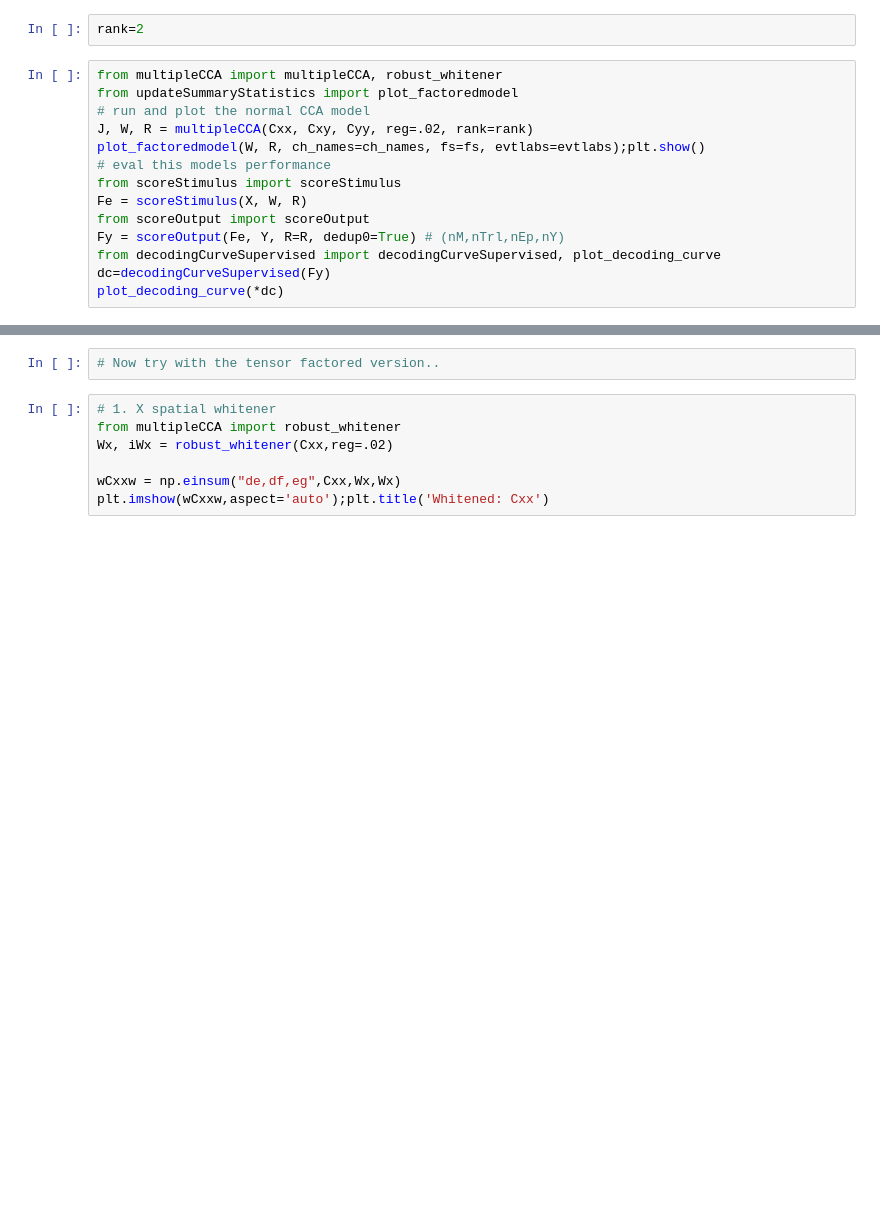
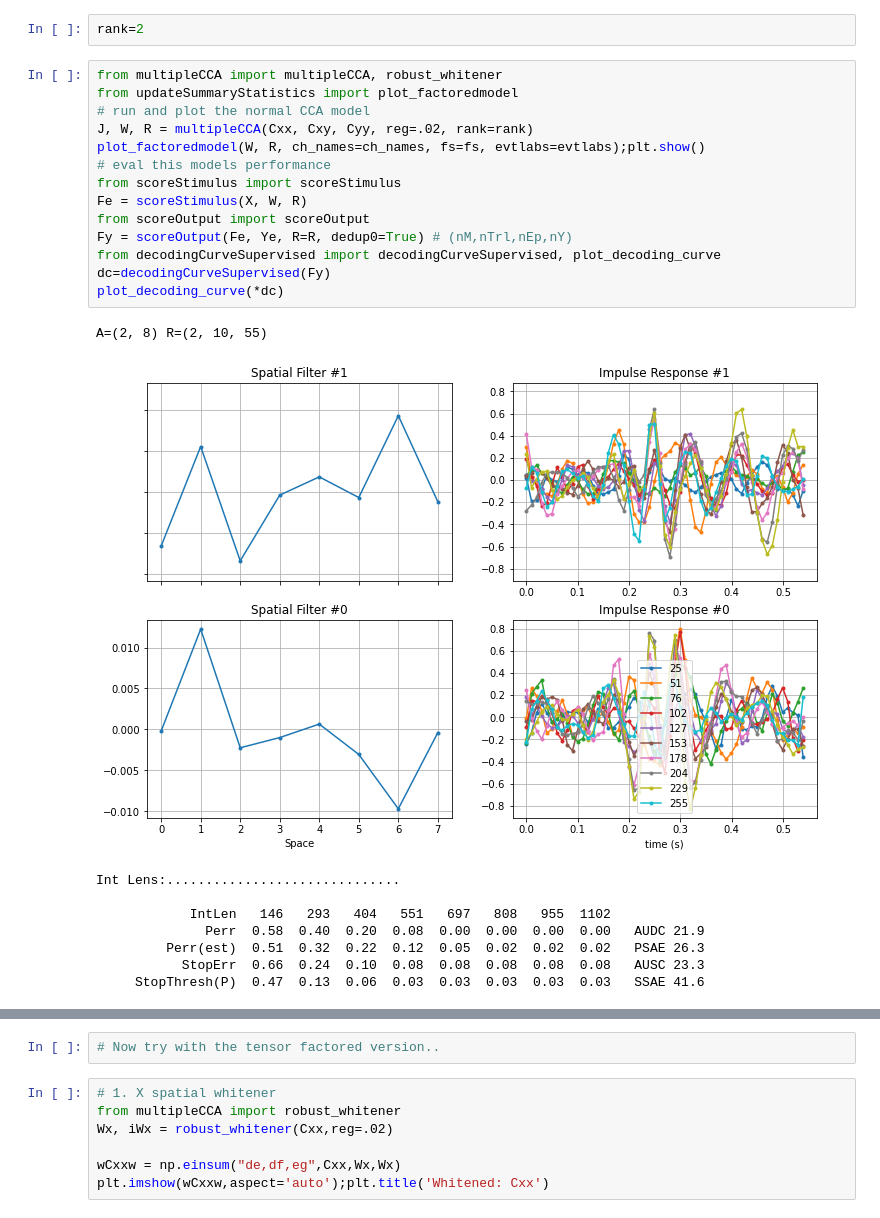
Before and after one commit to mindaffect/pymindaffectBCI, a Jupyter notebook: mindaffectBCI/decoder/MCCA.ipynb, the cells around one changed output, grey strips where cells are left out. Saved outputs shown, nothing was run; the diff lists cells and outputs as text; blank space fills up the shorter version.

```diff
--- a/mindaffectBCI/decoder/MCCA.ipynb
+++ b/mindaffectBCI/decoder/MCCA.ipynb
@@ -65,14 +132,24 @@ rank=2
 # %%
 from multipleCCA import multipleCCA, robust_whitener
 from updateSummaryStatistics import plot_factoredmodel
 # run and plot the normal CCA model
 J, W, R = multipleCCA(Cxx, Cxy, Cyy, reg=.02, rank=rank)
 plot_factoredmodel(W, R, ch_names=ch_names, fs=fs, evtlabs=evtlabs);plt.show()
 # eval this models performance
 from scoreStimulus import scoreStimulus
 Fe = scoreStimulus(X, W, R)
 from scoreOutput import scoreOutput
-Fy = scoreOutput(Fe, Y, R=R, dedup0=True) # (nM,nTrl,nEp,nY)
+Fy = scoreOutput(Fe, Ye, R=R, dedup0=True) # (nM,nTrl,nEp,nY)
 from decodingCurveSupervised import decodingCurveSupervised, plot_decoding_curve
 dc=decodingCurveSupervised(Fy)
 plot_decoding_curve(*dc)
+# %% [output]
+A=(2, 8) R=(2, 10, 55)
+[figure, added]
+Int Lens:..............................
+
+            IntLen   146   293   404   551   697   808   955  1102
+              Perr  0.58  0.40  0.20  0.08  0.00  0.00  0.00  0.00   AUDC 21.9
+         Perr(est)  0.51  0.32  0.22  0.12  0.05  0.02  0.02  0.02   PSAE 26.3
+           StopErr  0.66  0.24  0.10  0.08  0.08  0.08  0.08  0.08   AUSC 23.3
+     StopThresh(P)  0.47  0.13  0.06  0.03  0.03  0.03  0.03  0.03   SSAE 41.6
```
Also changed, not shown: parts of 23 cells of this notebook.
